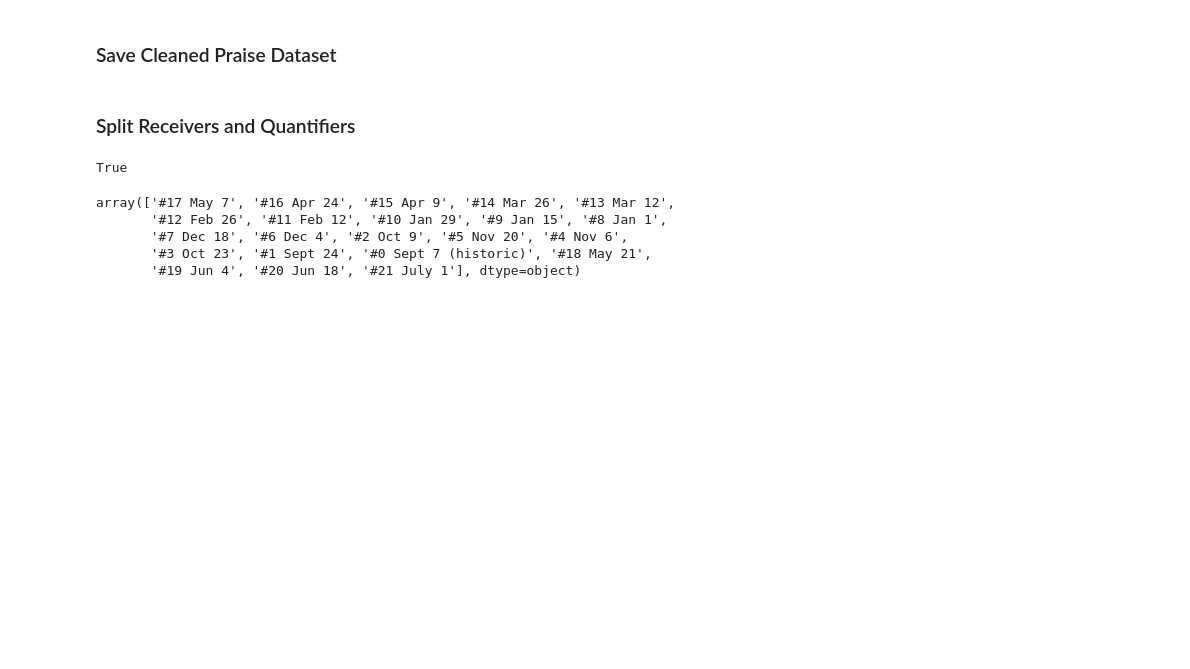
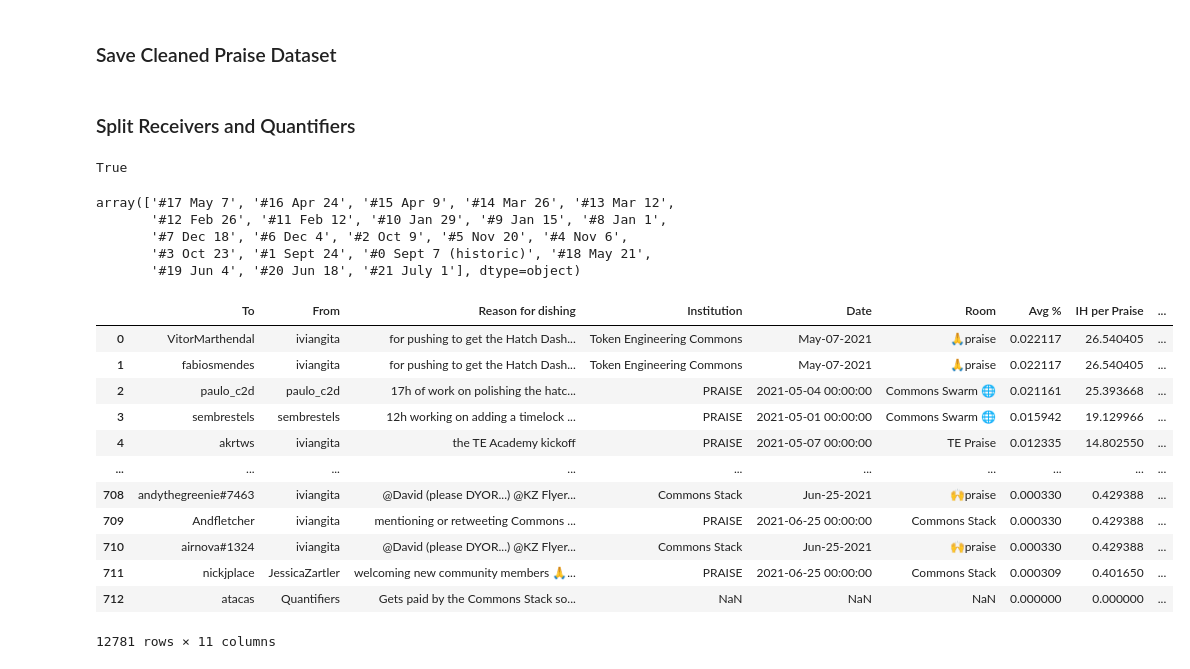
Before and after one commit to CommonsBuild/IH-intervention, a Jupyter notebook: YGG/1-ETL.ipynb, the cells around one changed output. Saved outputs shown, nothing was run; the diff lists cells and outputs as text; code cells hidden in the pictures; blank space fills up the shorter version.

```diff
--- a/YGG/1-ETL.ipynb
+++ b/YGG/1-ETL.ipynb
@@ -265,3 +281,19 @@ array(['#17 May 7', '#16 Apr 24', '#15 Apr 9', '#14 Mar 26', '#13 Mar 12',
        '#7 Dec 18', '#6 Dec 4', '#2 Oct 9', '#5 Nov 20', '#4 Nov 6',
        '#3 Oct 23', '#1 Sept 24', '#0 Sept 7 (historic)', '#18 May 21',
        '#19 Jun 4', '#20 Jun 18', '#21 July 1'], dtype=object)
+# %%
+data
+# %% [output]
+|  | To | From | Reason for dishing | Institution | Date | Room | Avg % | IH per Praise | ... |
+| 0 | VitorMarthendal | iviangita | for pushing to get the Hatch Dash... | Token Engineering Commons | May-07-2021 | 🙏praise | 0.022117 | 26.540405 | ... |
+| 1 | fabiosmendes | iviangita | for pushing to get the Hatch Dash... | Token Engineering Commons | May-07-2021 | 🙏praise | 0.022117 | 26.540405 | ... |
+| 2 | paulo_c2d | paulo_c2d | 17h of work on polishing the hatc... | PRAISE | 2021-05-04 00:00:00 | Commons Swarm 🌐 | 0.021161 | 25.393668 | ... |
+| 3 | sembrestels | sembrestels | 12h working on adding a timelock ... | PRAISE | 2021-05-01 00:00:00 | Commons Swarm 🌐 | 0.015942 | 19.129966 | ... |
+| 4 | akrtws | iviangita | the TE Academy kickoff | PRAISE | 2021-05-07 00:00:00 | TE Praise | 0.012335 | 14.802550 | ... |
+| ... | ... | ... | ... | ... | ... | ... | ... | ... | ... |
+| 708 | andythegreenie#7463 | iviangita | @David (please DYOR...) @KZ Flyer... | Commons Stack | Jun-25-2021 | 🙌praise | 0.000330 | 0.429388 | ... |
+| 709 | Andfletcher | iviangita | mentioning or retweeting Commons ... | PRAISE | 2021-06-25 00:00:00 | Commons Stack | 0.000330 | 0.429388 | ... |
+| 710 | airnova#1324 | iviangita | @David (please DYOR...) @KZ Flyer... | Commons Stack | Jun-25-2021 | 🙌praise | 0.000330 | 0.429388 | ... |
+| 711 | nickjplace | JessicaZartler | welcoming new community members 🙏... | PRAISE | 2021-06-25 00:00:00 | Commons Stack | 0.000309 | 0.401650 | ... |
+| 712 | atacas | Quantifiers | Gets paid by the Commons Stack so... | NaN | NaN | NaN | 0.000000 | 0.000000 | ... |
+12781 rows × 11 columns
```
Also changed, not shown: parts of 1 cell of this notebook, 13 other files.
